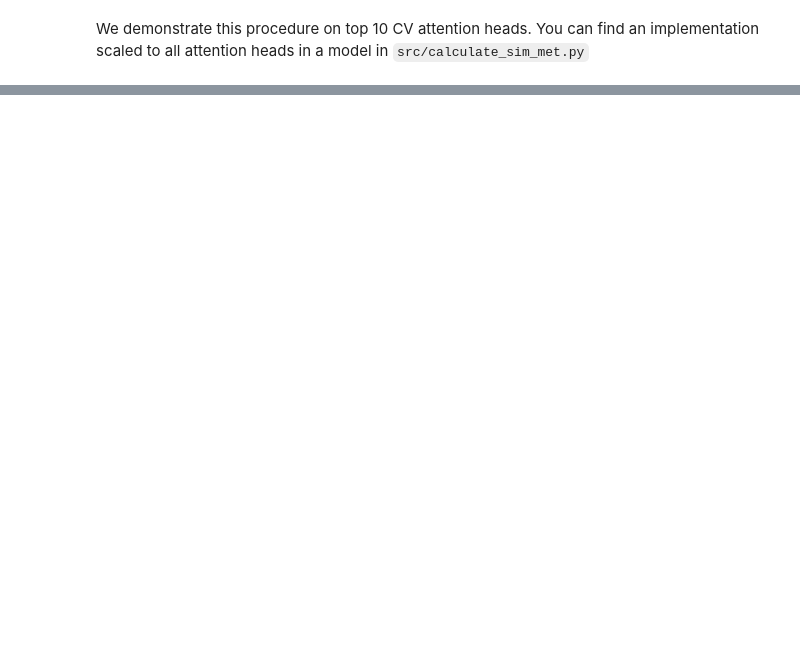
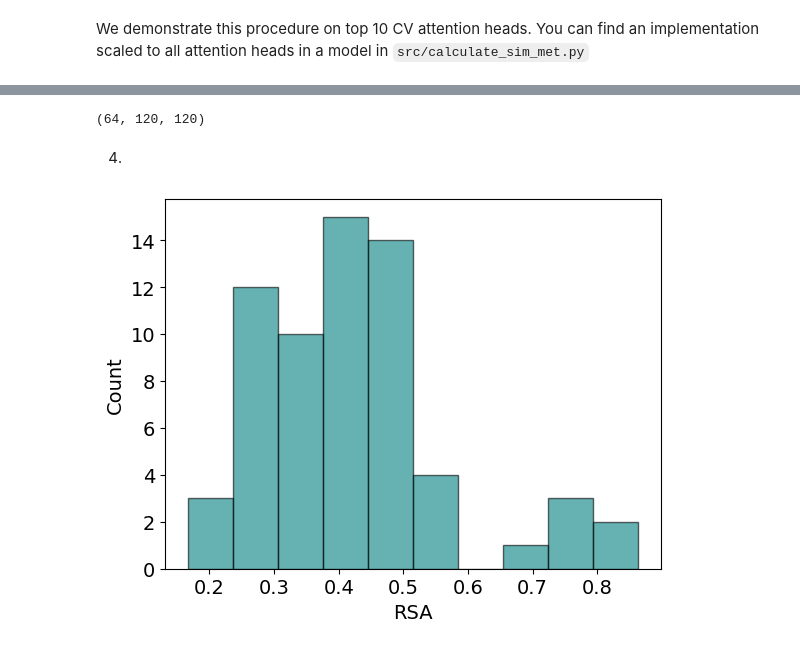
Before and after one commit to gucioopielka/concept_vectors, a Jupyter notebook: demo/demo_notebook.ipynb, the cells around one changed output, grey strips where cells are left out. Cells and saved outputs as stored; diff of their text form; code cells hidden in the pictures; blank space fills up the shorter version.

```diff
--- a/demo/demo_notebook.ipynb
+++ b/demo/demo_notebook.ipynb
@@ -399,0 +436,2 @@ We demonstrate this procedure on top 10 CV attention heads. You can find an impl
+# %%
+simmats_dict = get_simmats(model, dataset, layers=[33])
@@ -399,0 +450,21 @@ We demonstrate this procedure on top 10 CV attention heads. You can find an impl
+# %%
+# Convert to numpy
+simmats = np.stack([simmat.to(torch.float32).numpy() for simmat in simmats_dict.values()])
+simmats.shape
+# %% [output]
+(64, 120, 120)
+# %% [markdown]
+4.
+# %%
+rsa_per_head = []
+for simmat_head in simmats:
+    rsa_val = rsa(X=simmat_head, Y=design_matrix)
+    rsa_per_head.append(rsa_val)
+# %%
+plt.rcParams.update({'font.size': 14})
+plt.hist(rsa_per_head, color='teal', edgecolor='black', alpha=0.6, bins=10)
+plt.xlabel('RSA')
+plt.ylabel('Count')
+plt.show()
+# %% [output]
+[figure, added]
```
Also changed, not shown: parts of 32 cells of this notebook, 6 other files.
